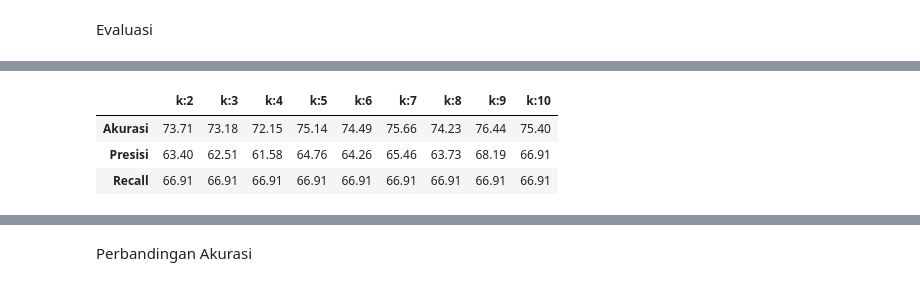
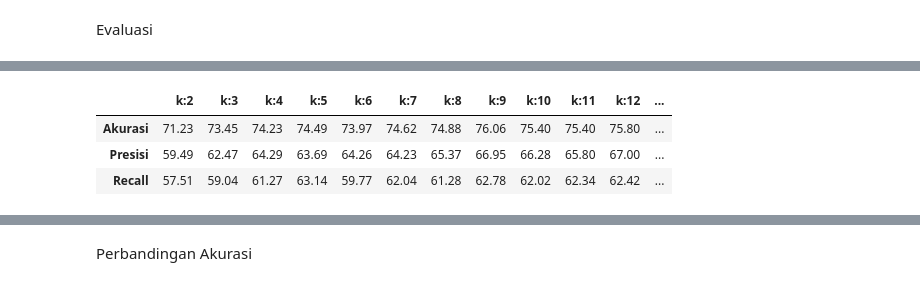
Before and after one commit to 170411100038/Skripsi038, a Jupyter notebook: MainID3_New.ipynb, the cells around one changed output, grey strips where cells are left out. Drawn from its saved outputs; the diff is of its cells as text; code cells hidden in the pictures.

```diff
--- a/MainID3_New.ipynb
+++ b/MainID3_New.ipynb
@@ -1250,41 +1158,44 @@ Fold yang ke 1 dengan data bootstrap berjumlah : 9
 # %%
-rata_akurasi = []
-rata_presisi = []
-rata_recall = []
-k = 10
+def hasil_akhir_bagging() :
+    rata_akurasi = []
+    rata_presisi = []
+    rata_recall = []
+    k = 10
+    for i in range(len(akurasi_id3bagging[0])):
+        jum_acc = 0
+        temp_rata = 0
+        for j in range(k):
+            #print(akurasi_id3bagging[j][i])
+            jum_acc += akurasi_id3bagging[j][i]
+        temp_rata = jum_acc/k
+        rata_akurasi.append(round(temp_rata, 2))
 
-for i in range(len(akurasi_id3bagging[0])):
-    jum_acc = 0
-    temp_rata = 0
-    for j in range(k):
-        #print(akurasi_id3bagging[j][i])
-        jum_acc += akurasi_id3bagging[j][i]
-    temp_rata = jum_acc/k
-    rata_akurasi.append(round(temp_rata, 2))
+    for i in range(len(presisi_id3bagging[0])):
+        jum_press = 0
+        temp_rata = 0
+        for j in range(k):
+            #print(akurasi_id3bagging[j][i])
+            jum_press += presisi_id3bagging[j][i]
+        temp_rata = jum_press/k
+        rata_presisi.append(round(temp_rata, 2))
 
-for i in range(len(presisi_id3bagging[0])):
-    jum_press = 0
-    temp_rata = 0
-    for j in range(k):
-        #print(akurasi_id3bagging[j][i])
-        jum_press += presisi_id3bagging[j][i]
-    temp_rata = jum_press/k
-    rata_presisi.append(round(temp_rata, 2))
+    for i in range(len(recall_id3bagging[0])):
+        jum_rec = 0
+        temp_rata = 0
+        for j in range(k):
+            #print(akurasi_id3bagging[j][i])
+            jum_rec += recall_id3bagging[j][i]
+        temp_rata = jum_rec/k
+        rata_recall.append(round(temp_rata, 2))
 
-for i in range(len(recall_id3bagging[0])):
-    jum_rec = 0
-    temp_rata = 0
-    for j in range(k):
-        #print(akurasi_id3bagging[j][i])
-        jum_rec += recall_id3bagging[j][i]
-    temp_rata = jum_press/k
-    rata_recall.append(round(temp_rata, 2))
+    has = pd.DataFrame([rata_akurasi, rata_presisi, rata_recall], index=['Akurasi', 'Presisi', 'Recall'], columns=[('k:'+ str(k+2)) for k in range (len(recall_id3bagging[0]))])
 
-#print(pd.DataFrame(akurasi_id3bagging, columns=[('k:'+ str(k+2)) for k in range (len(akurasi_id3bagging[0]))]))
+    return has
+
+hperb_bagging = hasil_akhir_bagging()
+hperb_bagging.to_excel("")
+# %% [output]
+|  | k:2 | k:3 | k:4 | k:5 | k:6 | k:7 | k:8 | k:9 | k:10 | k:11 | k:12 | ... |
+| Akurasi | 71.23 | 73.45 | 74.23 | 74.49 | 73.97 | 74.62 | 74.88 | 76.06 | 75.40 | 75.40 | 75.80 | ... |
+| Presisi | 59.49 | 62.47 | 64.29 | 63.69 | 64.26 | 64.23 | 65.37 | 66.95 | 66.28 | 65.80 | 67.00 | ... |
+| Recall | 57.51 | 59.04 | 61.27 | 63.14 | 59.77 | 62.04 | 61.28 | 62.78 | 62.02 | 62.34 | 62.42 | ... |
-# %%
-pd.DataFrame([rata_akurasi, rata_presisi, rata_recall], index=['Akurasi', 'Presisi', 'Recall'], columns=[('k:'+ str(k+2)) for k in range (len(recall_id3bagging[0]))])
-# %% [output]
-|  | k:2 | k:3 | k:4 | k:5 | k:6 | k:7 | k:8 | k:9 | k:10 |
-| Akurasi | 73.71 | 73.18 | 72.15 | 75.14 | 74.49 | 75.66 | 74.23 | 76.44 | 75.40 |
-| Presisi | 63.40 | 62.51 | 61.58 | 64.76 | 64.26 | 65.46 | 63.73 | 68.19 | 66.91 |
-| Recall | 66.91 | 66.91 | 66.91 | 66.91 | 66.91 | 66.91 | 66.91 | 66.91 | 66.91 |
```
Also changed, not shown: parts of 8 cells of this notebook, 3 other files.
